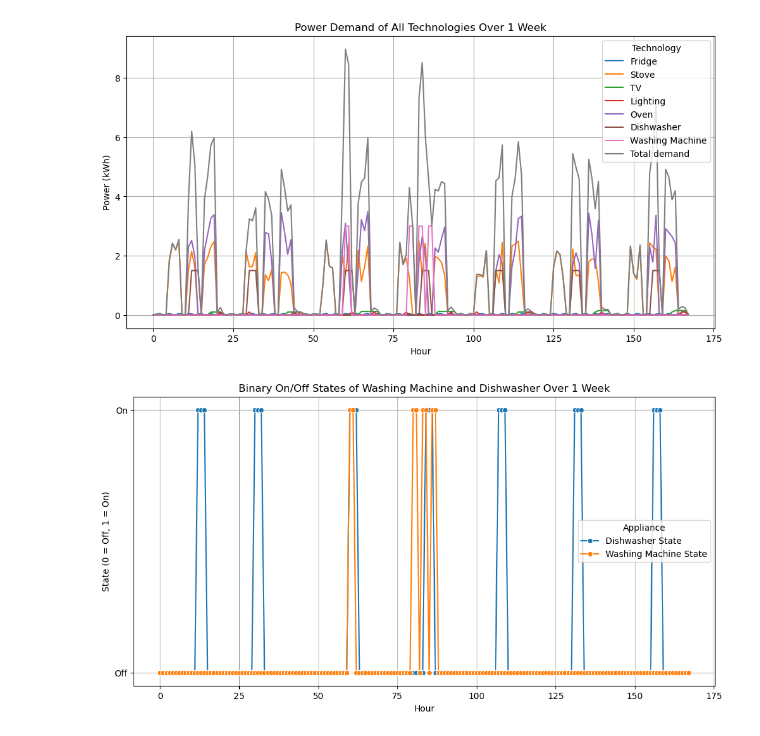
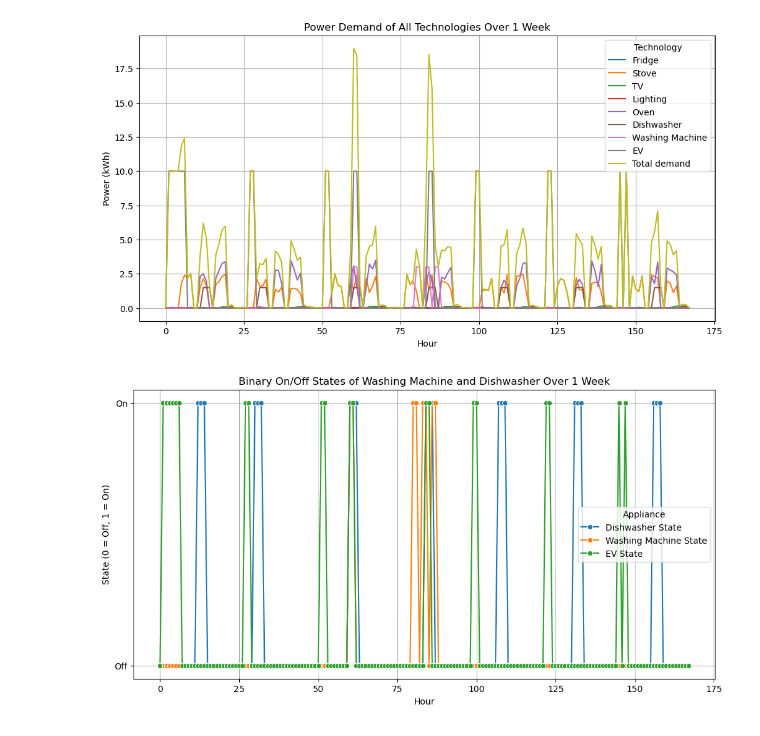
Before and after one commit to sewaelty/optimization_project, a Jupyter notebook: playground/alessio/alessio_sandchaste_dw_wm_EV.ipynb, the cells around one changed output. Cells and saved outputs as stored; diff of their text form; code cells hidden in the pictures.

Commit message:
ev included in graph

```diff
--- a/playground/alessio/alessio_sandchaste_dw_wm_EV.ipynb
+++ b/playground/alessio/alessio_sandchaste_dw_wm_EV.ipynb
@@ -617,7 +617,8 @@ data_power = pd.DataFrame({
     'Lighting': lighting[:len(time_range)],
     'Oven': oven[:len(time_range)],
     'Dishwasher': [power_dishwasher * binary_dishwasher[t].X for t in time_range],
-    'Washing Machine': [power_wm * binary_wm[t].X for t in time_range]
+    'Washing Machine': [power_wm * binary_wm[t].X for t in time_range],
+    'EV': [charging_ev[t].X for t in time_range]
 })
 
 cols_list = [col for col in data_power.columns if col != 'Hour']
@@ -628,33 +629,34 @@ data_power_melted = data_power.melt(id_vars='Hour', var_name='Technology', value
 # Plot 1: Power demand of all technologies
 plt.figure(figsize=(12, 6))
 sns.lineplot(data=data_power_melted, x='Hour', y='Power (kWh)', hue='Technology')
 plt.title('Power Demand of All Technologies Over 1 Week')
 plt.xlabel('Hour')
 plt.ylabel('Power (kWh)')
 plt.legend(title='Technology')
 plt.grid(True)
 plt.show()
 
 # Create a DataFrame for the second plot
 data_binary = pd.DataFrame({
     'Hour': list(time_range),
     'Dishwasher State': [binary_dishwasher[t].X for t in time_range],
-    'Washing Machine State': [binary_wm[t].X for t in time_range]
+    'Washing Machine State': [binary_wm[t].X for t in time_range],
+    'EV State': [binary_ev[t].X for t in time_range]
 })
 
 # Melt the data for easier plotting
 data_binary_melted = data_binary.melt(id_vars='Hour', var_name='Appliance', value_name='State')
 
 # Plot 2: Binary on/off states of washing machine and dishwasher
 plt.figure(figsize=(12, 6))
 sns.lineplot(data=data_binary_melted, x='Hour', y='State', hue='Appliance', marker='o')
 plt.title('Binary On/Off States of Washing Machine and Dishwasher Over 1 Week')
 plt.xlabel('Hour')
 plt.ylabel('State (0 = Off, 1 = On)')
 plt.yticks([0, 1], ['Off', 'On'])
 plt.legend(title='Appliance')
 plt.grid(True)
 plt.show()
 # %% [output]
-[figure, old version]
+[figure, new version]
-[figure, old version]
+[figure, new version]
```
Also changed, not shown: parts of 1 cell of this notebook.
